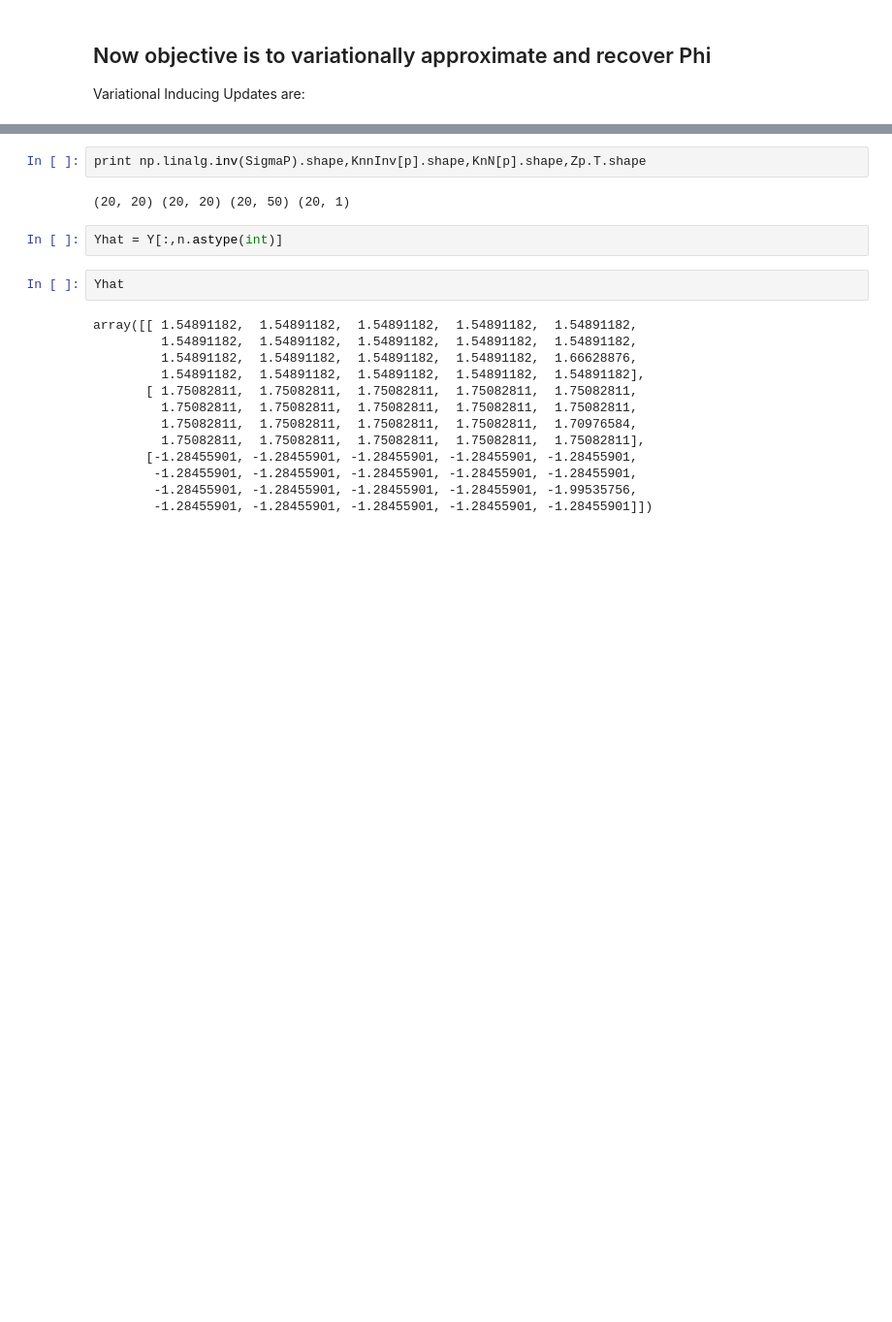
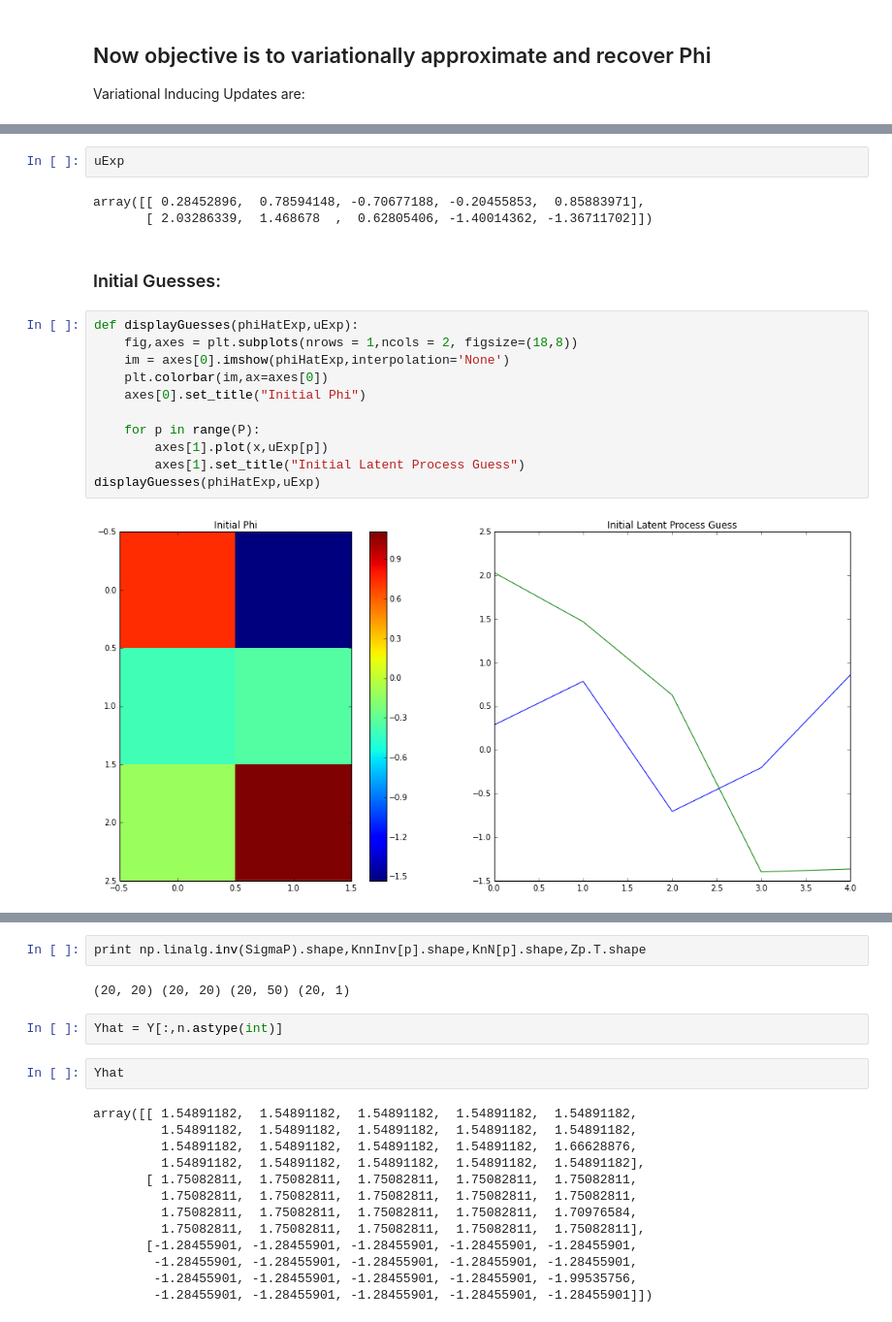
Before and after one commit to sudhNau/Baysian, a Jupyter notebook: SLFM Intro.ipynb, the cells around one changed output, grey strips where cells are left out. Shown at 97% size. Saved outputs shown, nothing was run; the diff lists cells and outputs as text; blank space fills up the shorter version.

```diff
--- a/SLFM Intro.ipynb
+++ b/SLFM Intro.ipynb
@@ -121,3 +139,23 @@ uExp = np.random.normal(loc=0,scale=1,size=(P,N))
+# %%
+uExp
+# %% [output]
+array([[ 0.28452896,  0.78594148, -0.70677188, -0.20455853,  0.85883971],
+       [ 2.03286339,  1.468678  ,  0.62805406, -1.40014362, -1.36711702]])
+# %% [markdown]
+### Initial Guesses:
+# %%
+def displayGuesses(phiHatExp,uExp):
+    fig,axes = plt.subplots(nrows = 1,ncols = 2, figsize=(18,8))
+    im = axes[0].imshow(phiHatExp,interpolation='None')
+    plt.colorbar(im,ax=axes[0])
+    axes[0].set_title("Initial Phi")
+
+    for p in range(P):
+        axes[1].plot(x,uExp[p])
+        axes[1].set_title("Initial Latent Process Guess")
+displayGuesses(phiHatExp,uExp)
+# %% [output]
+[figure, added]
 # %% [markdown]
 ### Variational Updates are:
 
```
Also changed, not shown: parts of 28 cells of this notebook.
